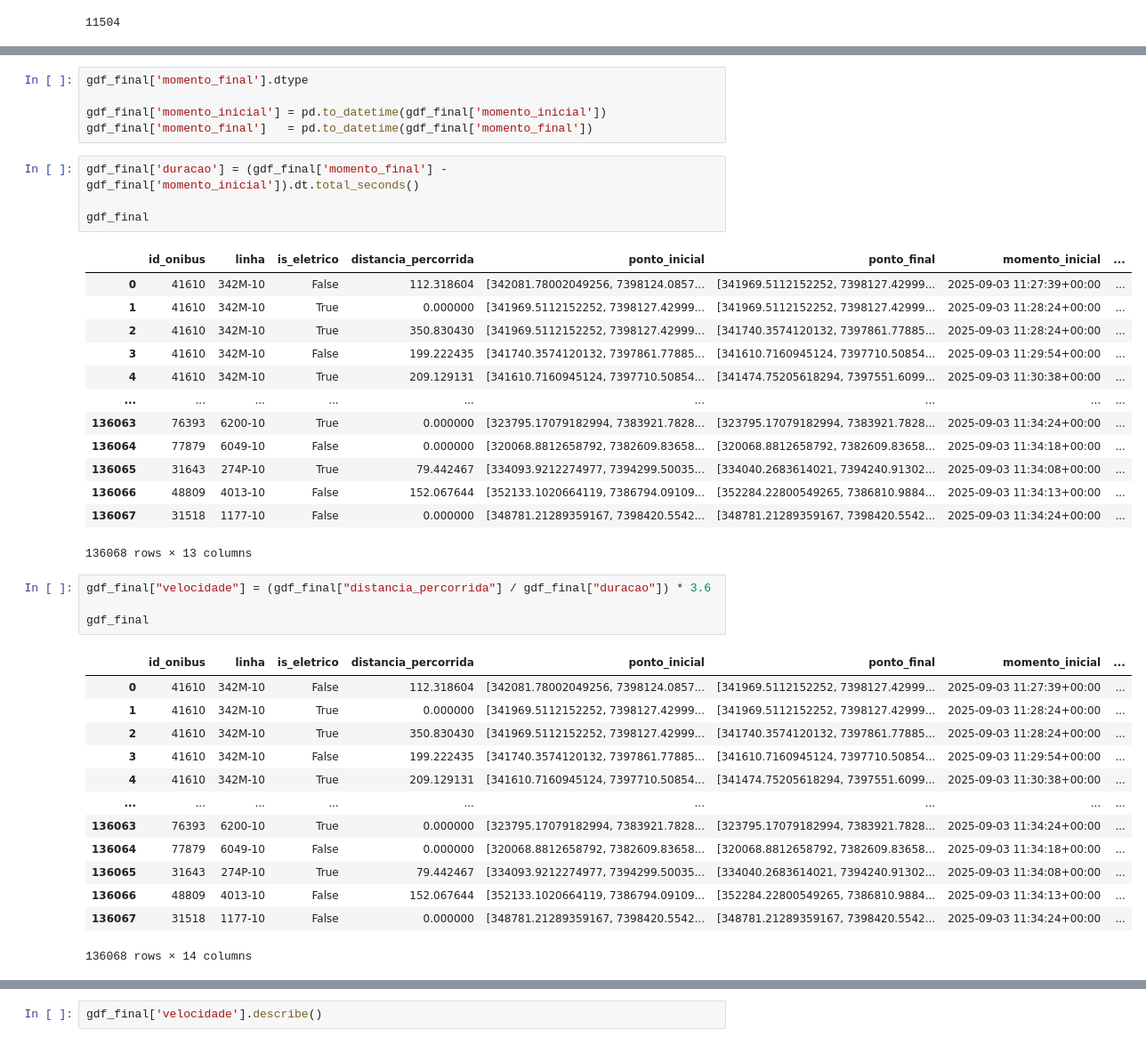
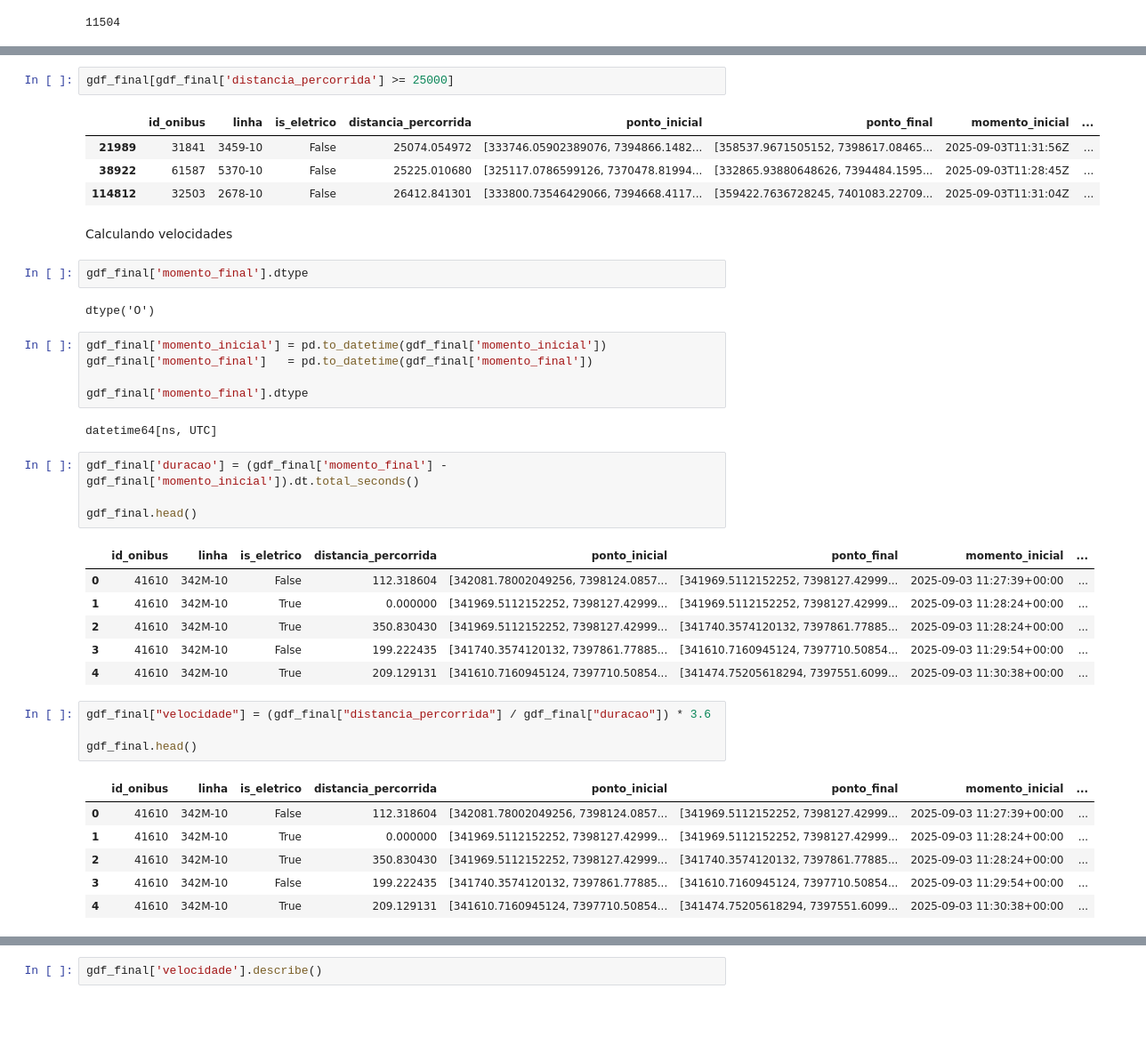
Before and after one commit to sepep-pmsp/dash_onibus_eletricos, a Jupyter notebook: analise_diagnostico.ipynb, the cells around one changed output, grey strips where cells are left out. Shown at 89% size. Drawn from its saved outputs; the diff is of its cells as text; blank space fills up the shorter version.

```diff
--- a/analise_diagnostico.ipynb
+++ b/analise_diagnostico.ipynb
@@ -222,30 +231,38 @@ gdf_final['id_onibus'].nunique()
+# %%
+gdf_final[gdf_final['distancia_percorrida'] >= 25000]
+# %% [output]
+|  | id_onibus | linha | is_eletrico | distancia_percorrida | ponto_inicial | ponto_final | momento_inicial | ... |
+| 21989 | 31841 | 3459-10 | False | 25074.054972 | [333746.05902389076, 7394866.1482... | [358537.9671505152, 7398617.08465... | 2025-09-03T11:31:56Z | ... |
+| 38922 | 61587 | 5370-10 | False | 25225.010680 | [325117.0786599126, 7370478.81994... | [332865.93880648626, 7394484.1595... | 2025-09-03T11:28:45Z | ... |
+| 114812 | 32503 | 2678-10 | False | 26412.841301 | [333800.73546429066, 7394668.4117... | [359422.7636728245, 7401083.22709... | 2025-09-03T11:31:04Z | ... |
+# %% [markdown]
+Calculando velocidades
+# %%
+gdf_final['momento_final'].dtype
+# %% [output]
+dtype('O')
 # %%
-gdf_final['momento_final'].dtype
-
 gdf_final['momento_inicial'] = pd.to_datetime(gdf_final['momento_inicial'])
 gdf_final['momento_final']   = pd.to_datetime(gdf_final['momento_final'])
+
+gdf_final['momento_final'].dtype
+# %% [output]
+datetime64[ns, UTC]
 # %%
 gdf_final['duracao'] = (gdf_final['momento_final'] - gdf_final['momento_inicial']).dt.total_seconds()
 
-gdf_final
+gdf_final.head()
 # %% [output]
 |  | id_onibus | linha | is_eletrico | distancia_percorrida | ponto_inicial | ponto_final | momento_inicial | ... |
 | 0 | 41610 | 342M-10 | False | 112.318604 | [342081.78002049256, 7398124.0857... | [341969.5112152252, 7398127.42999... | 2025-09-03 11:27:39+00:00 | ... |
 | 1 | 41610 | 342M-10 | True | 0.000000 | [341969.5112152252, 7398127.42999... | [341969.5112152252, 7398127.42999... | 2025-09-03 11:28:24+00:00 | ... |
 | 2 | 41610 | 342M-10 | True | 350.830430 | [341969.5112152252, 7398127.42999... | [341740.3574120132, 7397861.77885... | 2025-09-03 11:28:24+00:00 | ... |
 | 3 | 41610 | 342M-10 | False | 199.222435 | [341740.3574120132, 7397861.77885... | [341610.7160945124, 7397710.50854... | 2025-09-03 11:29:54+00:00 | ... |
 | 4 | 41610 | 342M-10 | True | 209.129131 | [341610.7160945124, 7397710.50854... | [341474.75205618294, 7397551.6099... | 2025-09-03 11:30:38+00:00 | ... |
-| ... | ... | ... | ... | ... | ... | ... | ... | ... |
-| 136063 | 76393 | 6200-10 | True | 0.000000 | [323795.17079182994, 7383921.7828... | [323795.17079182994, 7383921.7828... | 2025-09-03 11:34:24+00:00 | ... |
-| 136064 | 77879 | 6049-10 | False | 0.000000 | [320068.8812658792, 7382609.83658... | [320068.8812658792, 7382609.83658... | 2025-09-03 11:34:18+00:00 | ... |
-| 136065 | 31643 | 274P-10 | True | 79.442467 | [334093.9212274977, 7394299.50035... | [334040.2683614021, 7394240.91302... | 2025-09-03 11:34:08+00:00 | ... |
-| 136066 | 48809 | 4013-10 | False | 152.067644 | [352133.1020664119, 7386794.09109... | [352284.22800549265, 7386810.9884... | 2025-09-03 11:34:13+00:00 | ... |
-| 136067 | 31518 | 1177-10 | False | 0.000000 | [348781.21289359167, 7398420.5542... | [348781.21289359167, 7398420.5542... | 2025-09-03 11:34:24+00:00 | ... |
-136068 rows × 13 columns
 # %%
 gdf_final["velocidade"] = (gdf_final["distancia_percorrida"] / gdf_final["duracao"]) * 3.6
 
-gdf_final
+gdf_final.head()
 # %% [output]
 |  | id_onibus | linha | is_eletrico | distancia_percorrida | ponto_inicial | ponto_final | momento_inicial | ... |
 | 0 | 41610 | 342M-10 | False | 112.318604 | [342081.78002049256, 7398124.0857... | [341969.5112152252, 7398127.42999... | 2025-09-03 11:27:39+00:00 | ... |
@@ -253,10 +270,3 @@ gdf_final
 | 2 | 41610 | 342M-10 | True | 350.830430 | [341969.5112152252, 7398127.42999... | [341740.3574120132, 7397861.77885... | 2025-09-03 11:28:24+00:00 | ... |
 | 3 | 41610 | 342M-10 | False | 199.222435 | [341740.3574120132, 7397861.77885... | [341610.7160945124, 7397710.50854... | 2025-09-03 11:29:54+00:00 | ... |
 | 4 | 41610 | 342M-10 | True | 209.129131 | [341610.7160945124, 7397710.50854... | [341474.75205618294, 7397551.6099... | 2025-09-03 11:30:38+00:00 | ... |
-| ... | ... | ... | ... | ... | ... | ... | ... | ... |
-| 136063 | 76393 | 6200-10 | True | 0.000000 | [323795.17079182994, 7383921.7828... | [323795.17079182994, 7383921.7828... | 2025-09-03 11:34:24+00:00 | ... |
-| 136064 | 77879 | 6049-10 | False | 0.000000 | [320068.8812658792, 7382609.83658... | [320068.8812658792, 7382609.83658... | 2025-09-03 11:34:18+00:00 | ... |
-| 136065 | 31643 | 274P-10 | True | 79.442467 | [334093.9212274977, 7394299.50035... | [334040.2683614021, 7394240.91302... | 2025-09-03 11:34:08+00:00 | ... |
-| 136066 | 48809 | 4013-10 | False | 152.067644 | [352133.1020664119, 7386794.09109... | [352284.22800549265, 7386810.9884... | 2025-09-03 11:34:13+00:00 | ... |
-| 136067 | 31518 | 1177-10 | False | 0.000000 | [348781.21289359167, 7398420.5542... | [348781.21289359167, 7398420.5542... | 2025-09-03 11:34:24+00:00 | ... |
-136068 rows × 14 columns
```
Also changed, not shown: parts of 21 cells of this notebook.
